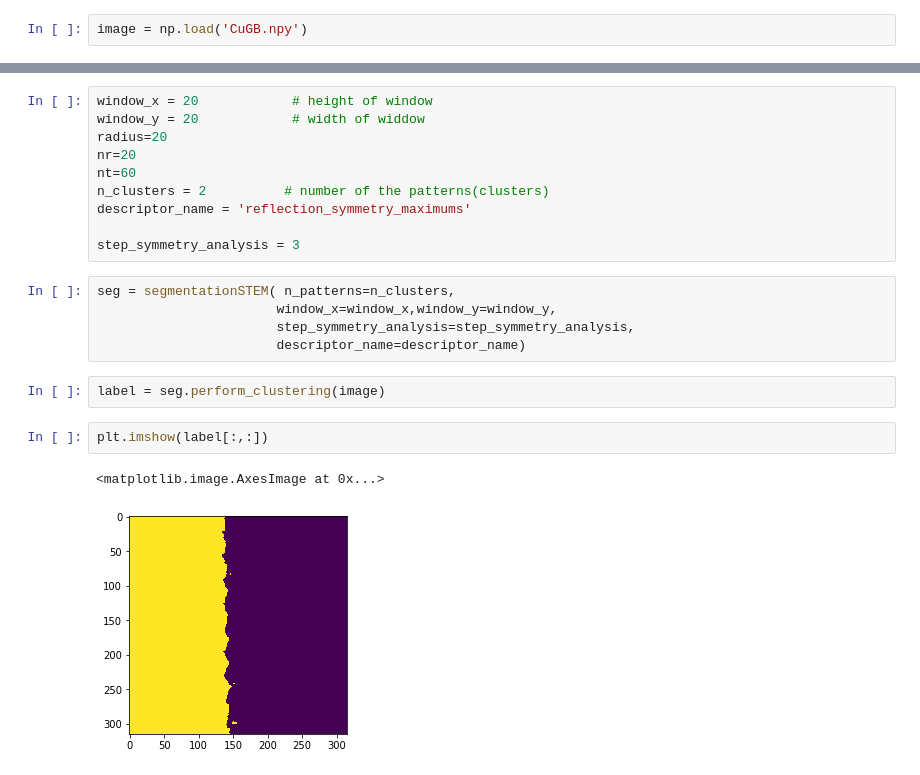
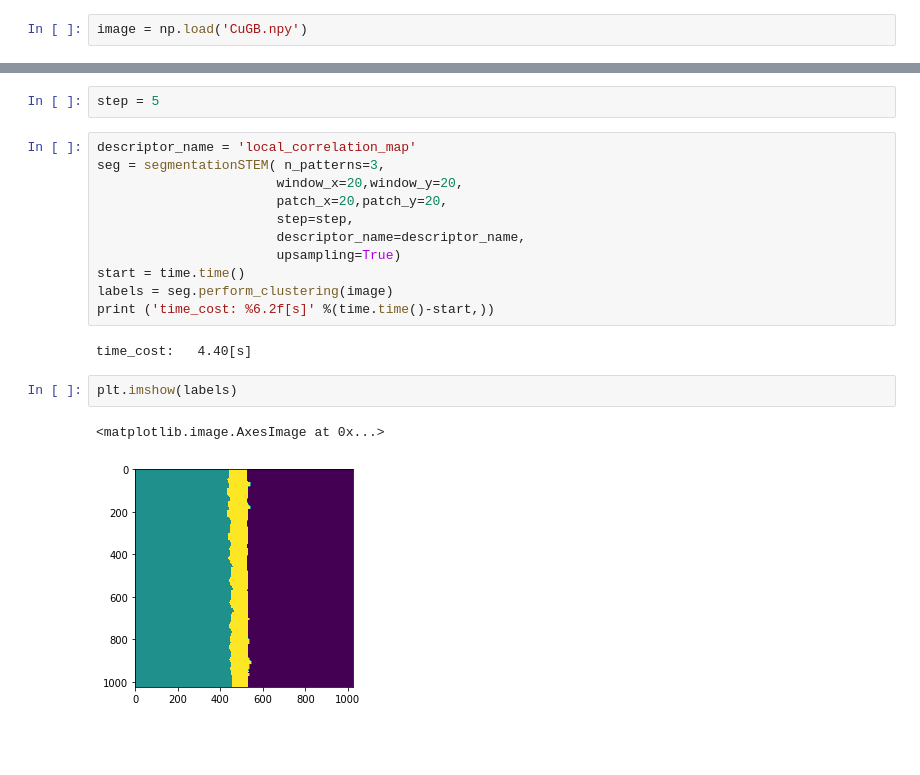
Before and after one commit to NingWang1990/pySTEM, a Jupyter notebook: examples/Cu_grain_boundary.ipynb, the cells around one changed output, grey strips where cells are left out. Saved outputs shown, nothing was run; the diff lists cells and outputs as text; blank space fills up the shorter version.

```diff
--- a/examples/Cu_grain_boundary.ipynb
+++ b/examples/Cu_grain_boundary.ipynb
@@ -10,25 +27,23 @@ plt.imshow(image)
 # %% [output]
 <matplotlib.image.AxesImage at 0x...>
 [figure]
-# %%
-window_x = 20            # height of window
-window_y = 20            # width of widdow
-radius=20
-nr=20
-nt=60
-n_clusters = 2          # number of the patterns(clusters)
-descriptor_name = 'reflection_symmetry_maximums'
-
-step_symmetry_analysis = 3
-# %%
-seg = segmentationSTEM( n_patterns=n_clusters,
-                       window_x=window_x,window_y=window_y,
-                       step_symmetry_analysis=step_symmetry_analysis,
-                       descriptor_name=descriptor_name)
-# %%
-label = seg.perform_clustering(image)
+# %%
+step = 5
+# %%
+descriptor_name = 'local_correlation_map'
+seg = segmentationSTEM( n_patterns=3,
+                       window_x=20,window_y=20,
+                       patch_x=20,patch_y=20,
+                       step=step,
+                       descriptor_name=descriptor_name,
+                       upsampling=True)
+start = time.time()
+labels = seg.perform_clustering(image)
+print ('time_cost: %6.2f[s]' %(time.time()-start,))
+# %% [output]
+time_cost:   4.40[s]
 # %%
-plt.imshow(label[:,:])
+plt.imshow(labels)
 # %% [output]
 <matplotlib.image.AxesImage at 0x...>
-[figure, old version]
+[figure, new version]
```
Also changed, not shown: parts of 9 cells of this notebook, 5 other files.
